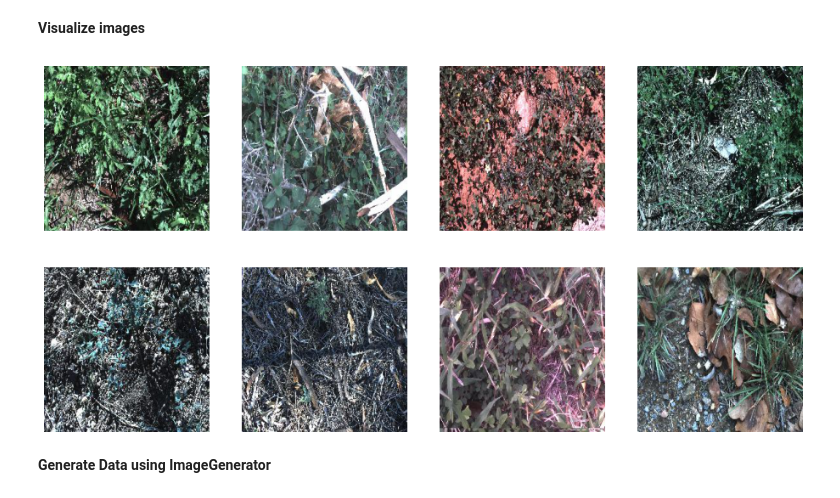
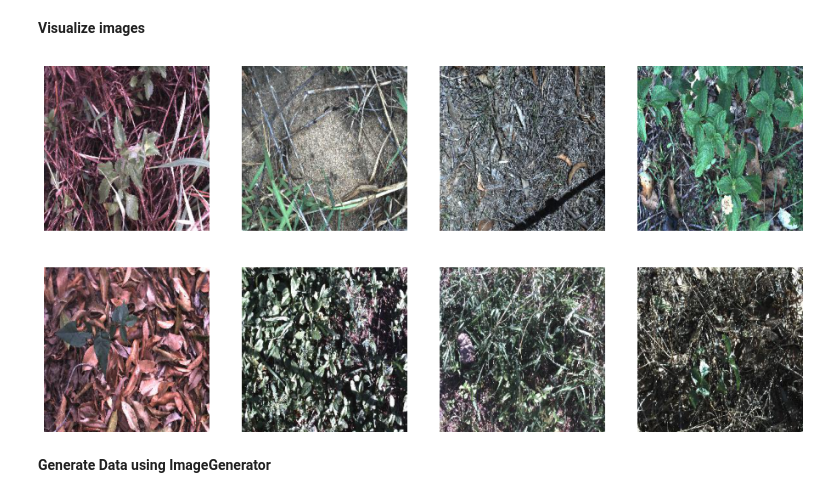
Before and after one commit to rawat999/DeepWeedsX, a Jupyter notebook: DeepWeedX.ipynb, the cells around one changed output. Cells and saved outputs as stored; diff of their text form; code cells hidden in the pictures.

```diff
--- a/DeepWeedX.ipynb
+++ b/DeepWeedX.ipynb
@@ -115,23 +111,25 @@ pic_index = 0
 # %%
 # Set up matplotlib fig, and size it to fit 4x4 pics
 fig = plt.gcf()
-fig.set_size_inches(ncols * 4, nrows * 4)
+fig.set_size_inches(16, 8)
 
-pic_index += 8
+# Index for iterating over images
+pic_index = random.choice(range(8,len(os.listdir(all_image_dir))-8))
+
 next_image_pix = [os.path.join(all_image_dir, fname)
                 for fname in image_names[pic_index-8:pic_index]]
 
 for i, img_path in enumerate(next_image_pix):
   # Set up subplot; subplot indices start at 1
-  sp = plt.subplot(nrows, ncols, i + 1)
+  sp = plt.subplot(2, 4, i + 1)
   sp.axis('Off') # Don't show axes (or gridlines)
 
   img = mpimg.imread(img_path)
   plt.imshow(img)
 
 plt.show()
 # %% [output]
-[figure, old version]
+[figure, new version]
 # %% [markdown]
 **Generate Data using ImageGenerator**
 # %%
```
Also changed, not shown: parts of 24 cells of this notebook.
